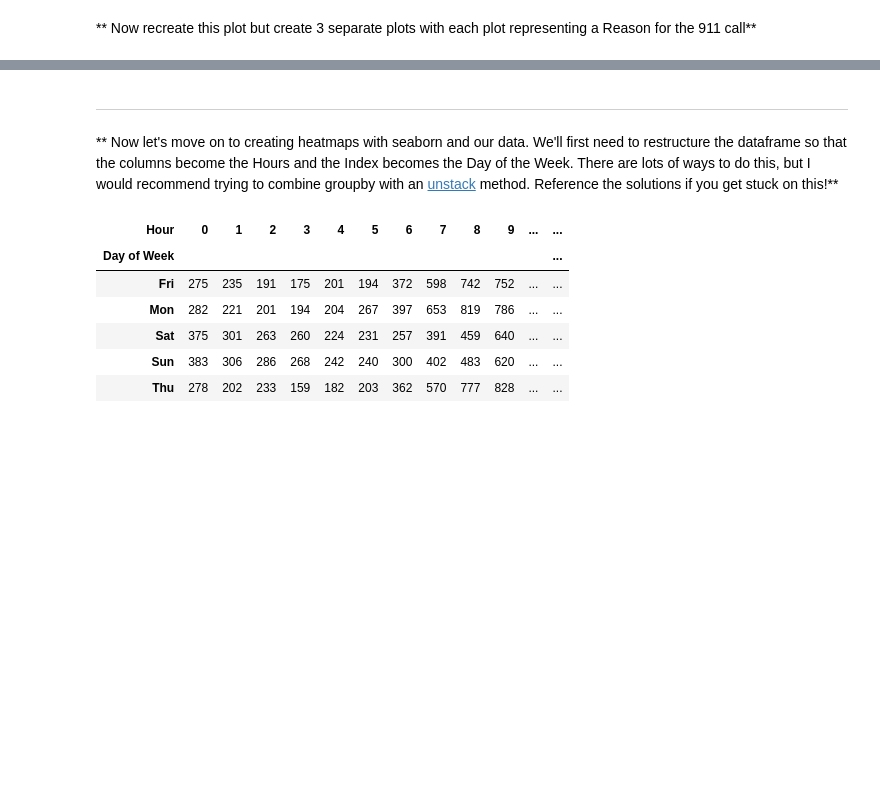
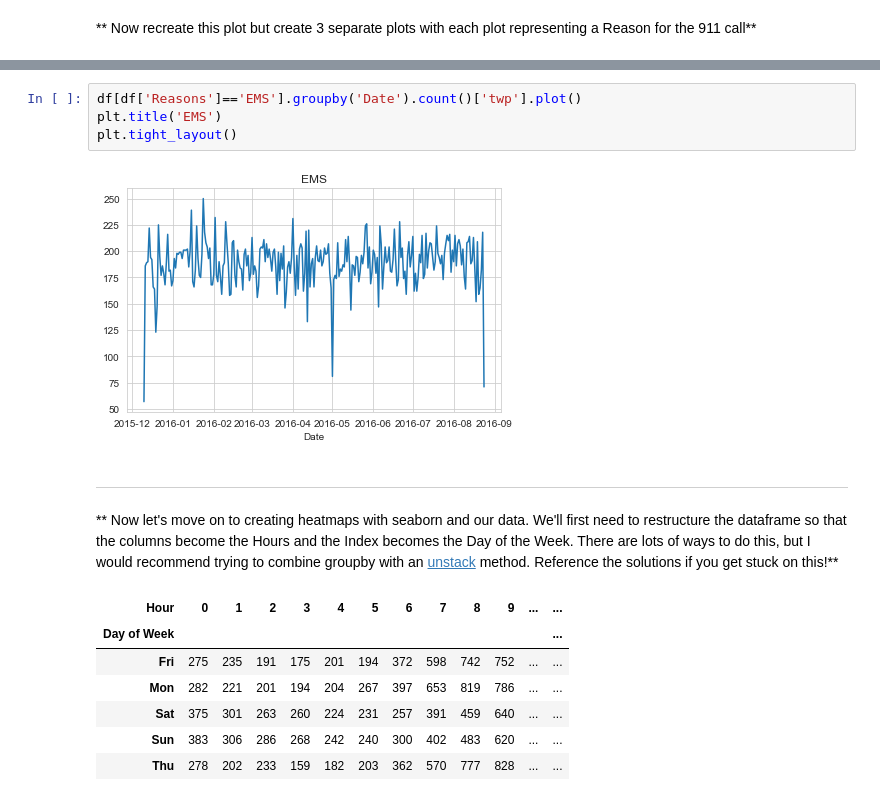
Before and after one commit to adfelt/911-Calls-Project, a Jupyter notebook: 911 Calls Data Capstone Project.ipynb, the cells around one changed output, grey strips where cells are left out. Cells and saved outputs as stored; diff of their text form; blank space fills up the shorter version.

```diff
--- a/911 Calls Data Capstone Project.ipynb
+++ b/911 Calls Data Capstone Project.ipynb
@@ -261,3 +269,9 @@ sns.lmplot(x='Month', y='twp',data=by_month)
+# %%
+df[df['Reasons']=='EMS'].groupby('Date').count()['twp'].plot()
+plt.title('EMS')
+plt.tight_layout()
+# %% [output]
+[figure, added]
 # %% [markdown]
 ____
 ** Now let's move on to creating  heatmaps with seaborn and our data. We'll first need to restructure the dataframe so that the columns become the Hours and the Index becomes the Day of the Week. There are lots of ways to do this, but I would recommend trying to combine groupby with an [unstack](http://pandas.pydata.org/pandas-docs/stable/generated/pandas.DataFrame.unstack.html) method. Reference the solutions if you get stuck on this!**
```
Also changed, not shown: parts of 8 cells of this notebook.
